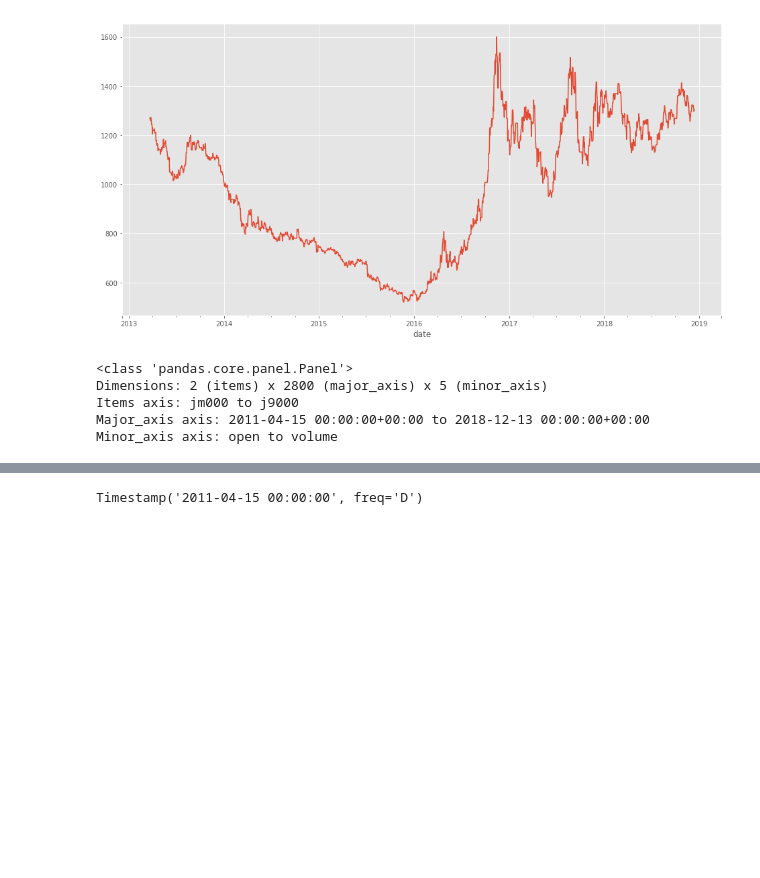
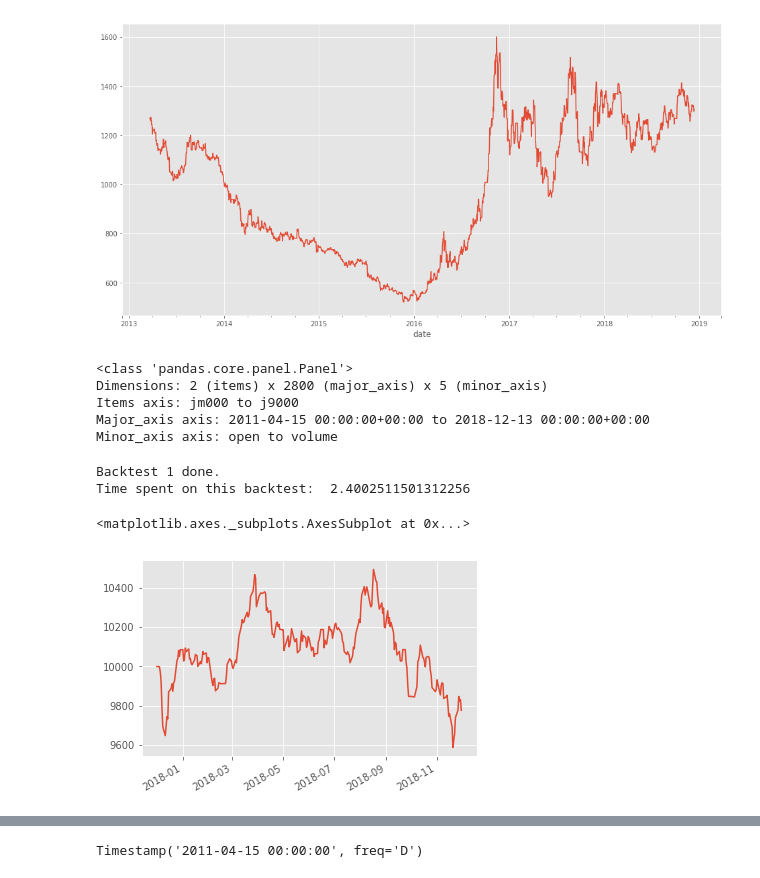
Before and after one commit to bradsun91/brad_public_workspace_mac, a Jupyter notebook: SH_Tongliang_Mac_Side/1_5_2019_zpln_testing.ipynb, the cells around one changed output, grey strips where cells are left out. Drawn from its saved outputs; the diff is of its cells as text; code cells hidden in the pictures; blank space fills up the shorter version.

```diff
--- a/SH_Tongliang_Mac_Side/1_5_2019_zpln_testing.ipynb
+++ b/SH_Tongliang_Mac_Side/1_5_2019_zpln_testing.ipynb
@@ -91,22 +91,69 @@ Items axis: jm000 to j9000
 Major_axis axis: 2011-04-15 00:00:00+00:00 to 2018-12-13 00:00:00+00:00
 Minor_axis axis: open to volume
 # %%
+import time
+start = time.time()
+
+bar_count_slow_dict = [5]
+bar_count_fast_dict = [3]
+bt_count = 0
+
+optimization_record = {'backtest_count': [],
+                       'parameter_1': [],
+                       'parameter_2': [],
+                       'sharpe': []
+                      }
+
+
 def initialize(context):
     set_benchmark(symbol("jm000"))
 
 
 def handle_data(context, data):
 
-    slowma = data.history(symbol("j9000"), fields='price', bar_count=20, frequency='1d').mean()
-    fastma = data.history(symbol("j9000"), fields='price', bar_count=10, frequency='1d').mean()
+    slowma = data.history(symbol("j9000"), fields='price', bar_count=bar_count_slow, frequency='1d').mean()
+    fastma = data.history(symbol("j9000"), fields='price', bar_count=bar_count_fast, frequency='1d').mean()
 
 
     if fastma < slowma:
         if symbol("j9000") not in get_open_orders():
-            order_target_percent(symbol("j9000"), 0.04)
+            order_target(symbol("j9000"), -1)
 
     if fastma > slowma:
         if symbol("j9000") not in get_open_orders():
-            order_target_percent(symbol("j9000"), 0.96)
+            order_target(symbol("j9000"), 1)
 
-    record(j9000=data.current(symbol('j9000'), fields='price'))
+    record(j9000=data.current(symbol('j9000'), fields='price'),
+           signal=fastma-slowma,
+           fastma = fastma,
+           slowma = slowma)
+
+
+
+for bar_count_fast in bar_count_fast_dict:
+    for bar_count_slow in bar_count_slow_dict:
+        perf = zipline.run_algorithm(
+        #                   start=datetime(2017, 12, 3, 0, 0, 0, 0, pytz.timezone('Asia/Shanghai')),
+        #                   end=datetime(2018, 11, 1, 0, 0, 0, 0, pytz.timezone('Asia/Shanghai')),
+                          start = start_date,
+                          end = end_date,
+                          initialize=initialize,
+                          trading_calendar=ChineseFutures(),
+                          capital_base=10000,
+                          handle_data=handle_data,
+                          data_frequency ='daily',
+                          data=panel)
+        bt_count = bt_count + 1
+        sharpe_ratio = perf['sharpe'].mean()
+
+        optimization_record['backtest_count'].append(bt_count)
+        optimization_record['parameter_1'].append(bar_count_fast)
+        optimization_record['parameter_2'].append(bar_count_slow)
+        optimization_record['sharpe'].append(sharpe_ratio)
+        print ("Backtest {} done.".format(bt_count))
+
+end = time.time()
+print("Time spent on this backtest: ", end - start)
+# %% [output]
+Backtest 1 done.
+Time spent on this backtest:  2.4002511501312256
@@ -127,3 +160,8 @@ perf = zipline.run_algorithm(
+# %%
+perf.portfolio_value.plot()
+# %% [output]
+<matplotlib.axes._subplots.AxesSubplot at 0x...>
+[figure, added]
 # %%
 perf.columns
 # %% [output]
```
Also changed, not shown: parts of 14 cells of this notebook.
